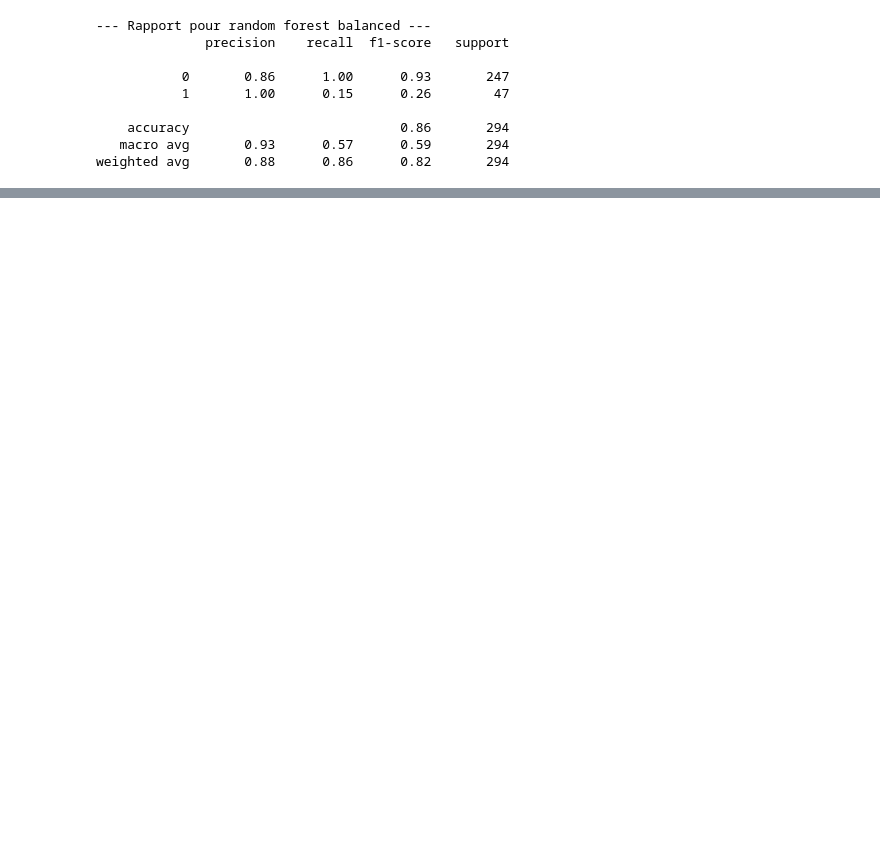
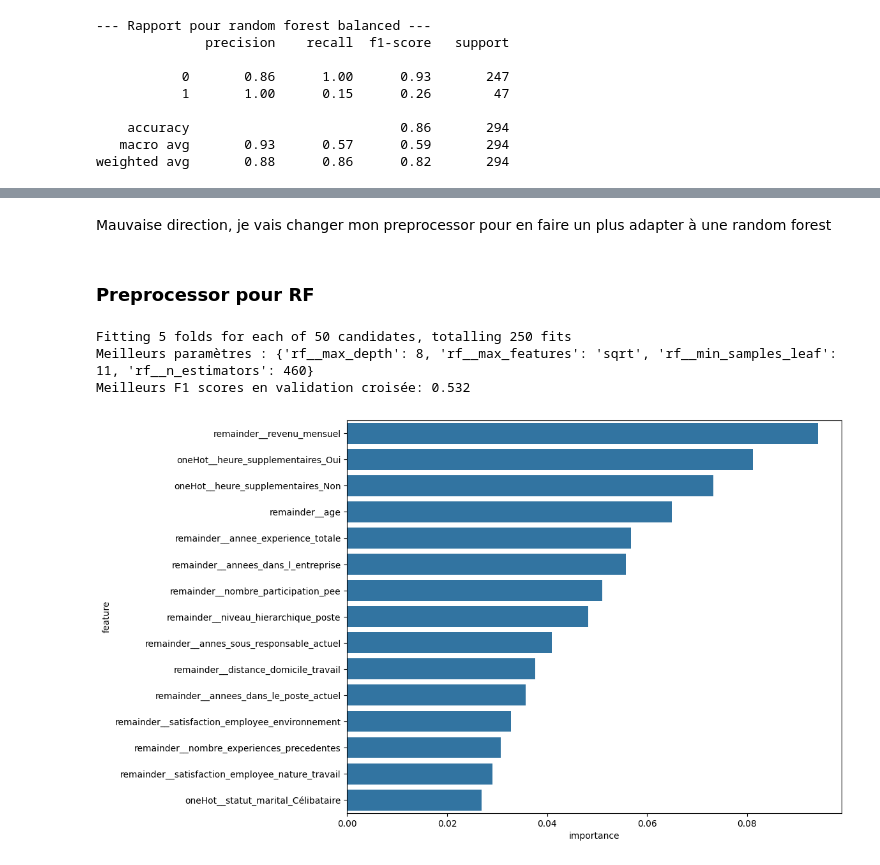
Before and after one commit to ifTrueReturnFalse/retraining-hr-ml-classification, a Jupyter notebook: src/learning.ipynb, the cells around one changed output, grey strips where cells are left out. Cells and saved outputs as stored; diff of their text form; code cells hidden in the pictures; blank space fills up the shorter version.

Commit message:
feat: tuned random forest

```diff
--- a/src/learning.ipynb
+++ b/src/learning.ipynb
@@ -219,4 +222,4 @@ preprocessor = ColumnTransformer(
 )
 # %%
 df_data[target_column] = df_data[target_column].map({'Non': 0, 'Oui': 1})
-df_data.drop(columns=useless_columns)
+df_data.drop(columns=useless_columns, inplace=True)
@@ -480,7 +478,7 @@ grid = GridSearchCV(
     n_jobs=-1
 )
 
-grid.fit(X_train, y_train)
+grid.fit(X, y)
 
 print(f"Meilleurs paramètres : {grid.best_params_}")
 print(f"Meilleurs F1 scores en validation croisée: {grid.best_score_:.3f}")
@@ -533,0 +689,4 @@ weighted avg       0.88      0.86      0.82       294
+# %% [markdown]
+Mauvaise direction, je vais changer mon preprocessor pour en faire un plus adapter à une random forest
+# %% [markdown]
+### Preprocessor pour RF
@@ -533,0 +713,45 @@ weighted avg       0.88      0.86      0.82       294
+# %%
+pipeline_rf = create_pipeline(
+    preprocessor=rf_preprocessor,
+    model=RandomForestClassifier(random_state=1234, class_weight='balanced', min_samples_split=10),
+    model_name="rf",
+)
+
+randomized_grid_parameters = {
+    "rf__max_depth": [3, 5, 8],
+    "rf__n_estimators": randint(50, 500),
+    "rf__min_samples_leaf": randint(2, 20),
+    "rf__max_features": ["sqrt", "log2"],
+}
+
+random_search = RandomizedSearchCV(
+    pipeline_rf,
+    param_distributions=randomized_grid_parameters,
+    n_iter=50,
+    cv=5,
+    scoring="f1",
+    n_jobs=-1,
+    verbose=True
+)
+
+random_search.fit(X, y)
+
+print(f"Meilleurs paramètres : {random_search.best_params_}")
+print(f"Meilleurs F1 scores en validation croisée: {random_search.best_score_:.3f}")
+# %% [output]
+Fitting 5 folds for each of 50 candidates, totalling 250 fits
+Meilleurs paramètres : {'rf__max_depth': 8, 'rf__max_features': 'sqrt', 'rf__min_samples_leaf': 11, 'rf__n_estimators': 460}
+Meilleurs F1 scores en validation croisée: 0.532
+# %%
+feature_names = random_search.best_estimator_.named_steps['preprocessor'].get_feature_names_out()
+importances = random_search.best_estimator_.named_steps['rf'].feature_importances_
+importance_df = pd.DataFrame({
+    'feature': feature_names,
+    'importance': importances
+}).sort_values(by='importance', ascending=False)
+
+plt.figure(figsize=(10, 8))
+sns.barplot(data=importance_df.head(15), x='importance', y='feature')
+plt.show()
+# %% [output]
+[figure, added]
```
Also changed, not shown: parts of 32 cells of this notebook.
